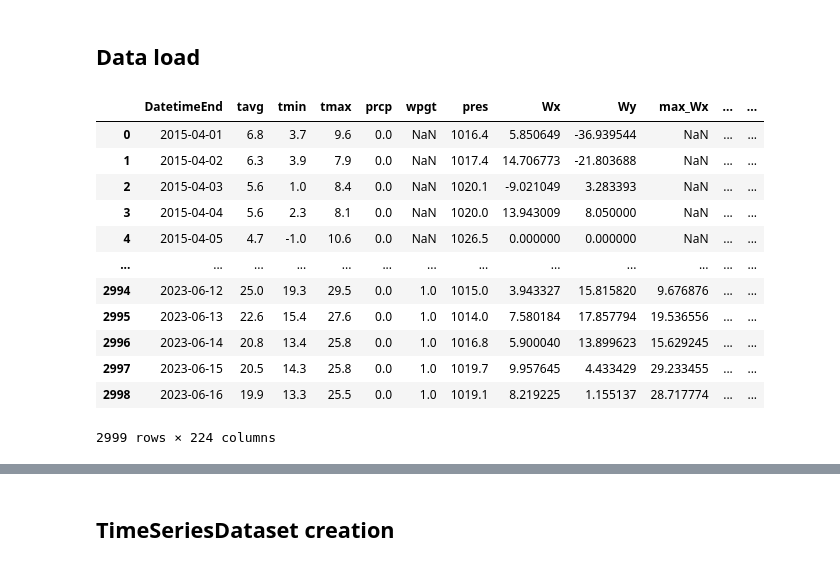
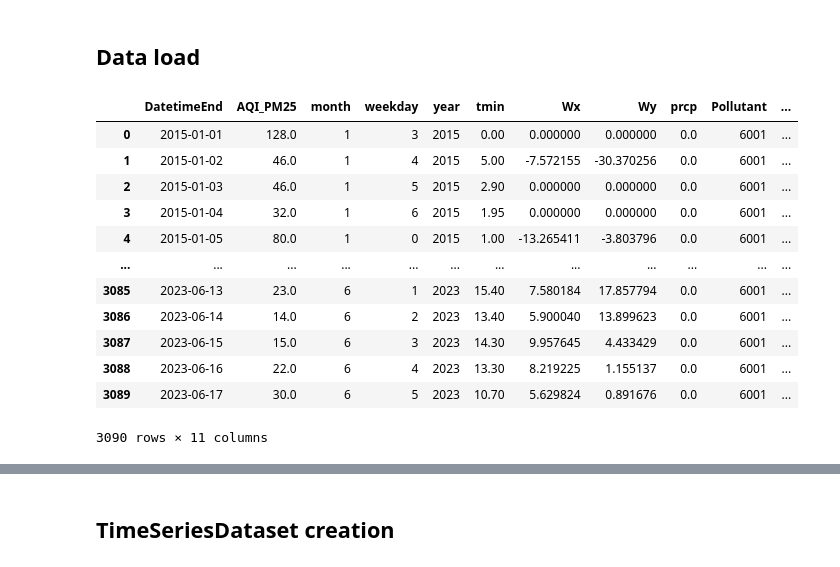
Before and after one commit to AlexandraNasonova/air_pollution_predict, a Jupyter notebook: airpollpredictor/jupiter_experiments/pytorch_forecasting/pm25_forecast.ipynb, the cells around one changed output, grey strips where cells are left out. Cells and saved outputs as stored; diff of their text form; code cells hidden in the pictures.

```diff
--- a/airpollpredictor/jupiter_experiments/pytorch_forecasting/pm25_forecast.ipynb
+++ b/airpollpredictor/jupiter_experiments/pytorch_forecasting/pm25_forecast.ipynb
@@ -22,8 +22,8 @@ from pytorch_forecasting.models.temporal_fusion_transformer.tuning import optimi
 # %% [markdown]
 ## Data load
 # %%
-DATE_TRAIN_START = '2015-04-01'
-DATE_VAL_END = '2023-06-16'
+DATE_TRAIN_START = '2015-01-01'
+DATE_VAL_END = '2023-06-17'
 # DATE_VAL_END = '2023-05-07'
 columns = ['AQI_PM25', 'month', 'weekday', 'year', 'tmin', 'Wx', 'Wy', 'prcp']
 categories = ['month', 'weekday', ]
@@ -79,33 +79,33 @@ categories = ['month', 'weekday', ]
 # %%
 data = pd.read_csv("../../datasets/pollutants-weather-merged-data/aqi_all.csv", parse_dates=True,
                      index_col=settings.DATE_COLUMN_NAME)
 data = data[DATE_TRAIN_START:DATE_VAL_END]
-# data = data[columns]
+data = data[columns]
 data['Pollutant'] = '6001'
 data.reset_index(inplace=True)
 data[settings.DATE_COLUMN_NUM_IND_NAME] = \
     (data[settings.DATE_COLUMN_NAME]
      - data[settings.DATE_COLUMN_NAME].min()).dt.days
 # data.drop(columns=[settings.DATE_COLUMN_NAME], inplace=True)
 # data.set_index(settings.DATE_COLUMN_NUM_IND_NAME, inplace=True)
 # data.sort_index(inplace=True)
 data["Pollutant"] = data["Pollutant"].astype(str).astype("category")
 data["month"] = data["month"].astype(str).astype("category")
 data["weekday"] = data["weekday"].astype(str).astype("category")
 data["AQI_PM25"] = data["AQI_PM25"].astype(float)
 # data.reset_index(inplace=True)
 data
 # %% [output]
-|  | DatetimeEnd | tavg | tmin | tmax | prcp | wpgt | pres | Wx | Wy | max_Wx | ... | ... |
-| 0 | 2015-04-01 | 6.8 | 3.7 | 9.6 | 0.0 | NaN | 1016.4 | 5.850649 | -36.939544 | NaN | ... | ... |
-| 1 | 2015-04-02 | 6.3 | 3.9 | 7.9 | 0.0 | NaN | 1017.4 | 14.706773 | -21.803688 | NaN | ... | ... |
-| 2 | 2015-04-03 | 5.6 | 1.0 | 8.4 | 0.0 | NaN | 1020.1 | -9.021049 | 3.283393 | NaN | ... | ... |
-| 3 | 2015-04-04 | 5.6 | 2.3 | 8.1 | 0.0 | NaN | 1020.0 | 13.943009 | 8.050000 | NaN | ... | ... |
-| 4 | 2015-04-05 | 4.7 | -1.0 | 10.6 | 0.0 | NaN | 1026.5 | 0.000000 | 0.000000 | NaN | ... | ... |
-| ... | ... | ... | ... | ... | ... | ... | ... | ... | ... | ... | ... | ... |
-| 2994 | 2023-06-12 | 25.0 | 19.3 | 29.5 | 0.0 | 1.0 | 1015.0 | 3.943327 | 15.815820 | 9.676876 | ... | ... |
-| 2995 | 2023-06-13 | 22.6 | 15.4 | 27.6 | 0.0 | 1.0 | 1014.0 | 7.580184 | 17.857794 | 19.536556 | ... | ... |
-| 2996 | 2023-06-14 | 20.8 | 13.4 | 25.8 | 0.0 | 1.0 | 1016.8 | 5.900040 | 13.899623 | 15.629245 | ... | ... |
-| 2997 | 2023-06-15 | 20.5 | 14.3 | 25.8 | 0.0 | 1.0 | 1019.7 | 9.957645 | 4.433429 | 29.233455 | ... | ... |
-| 2998 | 2023-06-16 | 19.9 | 13.3 | 25.5 | 0.0 | 1.0 | 1019.1 | 8.219225 | 1.155137 | 28.717774 | ... | ... |
+|  | DatetimeEnd | AQI_PM25 | month | weekday | year | tmin | Wx | Wy | prcp | Pollutant | ... |
+| 0 | 2015-01-01 | 128.0 | 1 | 3 | 2015 | 0.00 | 0.000000 | 0.000000 | 0.0 | 6001 | ... |
+| 1 | 2015-01-02 | 46.0 | 1 | 4 | 2015 | 5.00 | -7.572155 | -30.370256 | 0.0 | 6001 | ... |
+| 2 | 2015-01-03 | 46.0 | 1 | 5 | 2015 | 2.90 | 0.000000 | 0.000000 | 0.0 | 6001 | ... |
+| 3 | 2015-01-04 | 32.0 | 1 | 6 | 2015 | 1.95 | 0.000000 | 0.000000 | 0.0 | 6001 | ... |
+| 4 | 2015-01-05 | 80.0 | 1 | 0 | 2015 | 1.00 | -13.265411 | -3.803796 | 0.0 | 6001 | ... |
+| ... | ... | ... | ... | ... | ... | ... | ... | ... | ... | ... | ... |
+| 3085 | 2023-06-13 | 23.0 | 6 | 1 | 2023 | 15.40 | 7.580184 | 17.857794 | 0.0 | 6001 | ... |
+| 3086 | 2023-06-14 | 14.0 | 6 | 2 | 2023 | 13.40 | 5.900040 | 13.899623 | 0.0 | 6001 | ... |
+| 3087 | 2023-06-15 | 15.0 | 6 | 3 | 2023 | 14.30 | 9.957645 | 4.433429 | 0.0 | 6001 | ... |
+| 3088 | 2023-06-16 | 22.0 | 6 | 4 | 2023 | 13.30 | 8.219225 | 1.155137 | 0.0 | 6001 | ... |
+| 3089 | 2023-06-17 | 30.0 | 6 | 5 | 2023 | 10.70 | 5.629824 | 0.891676 | 0.0 | 6001 | ... |
-2999 rows × 224 columns
+3090 rows × 11 columns
```
Also changed, not shown: parts of 16 cells of this notebook, 17 other files.
